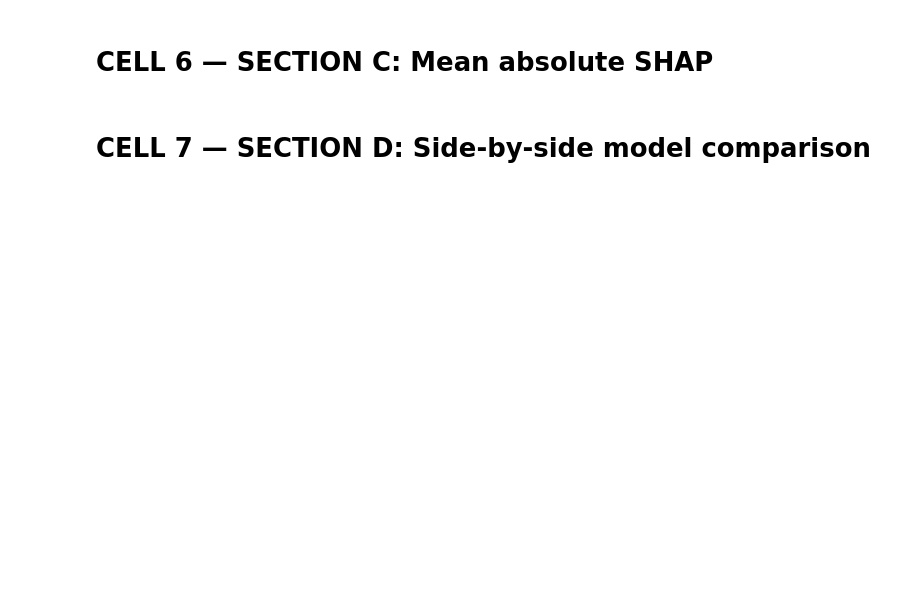
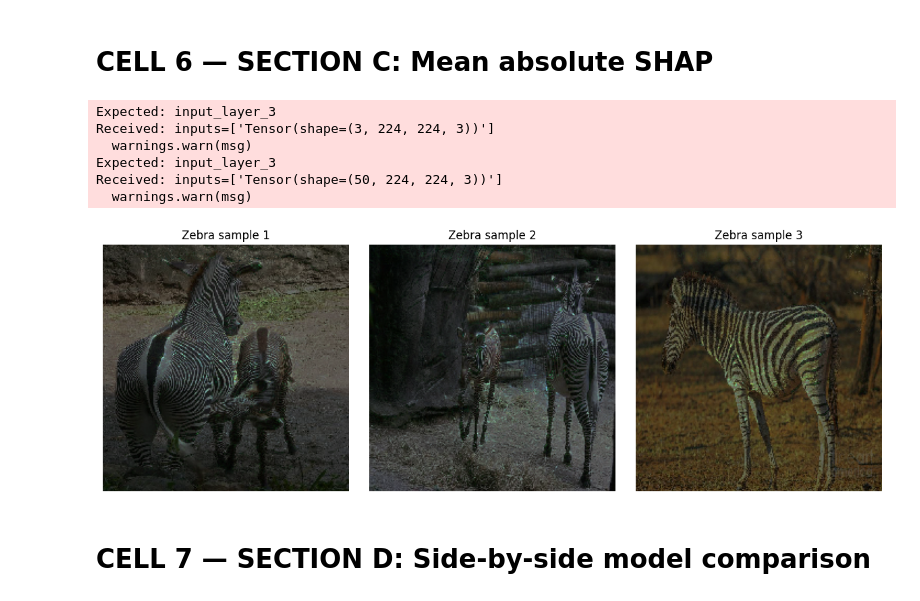
Before and after one commit to JCNEE/E-Commerce-Image-Classification, a Jupyter notebook: notebooks/SHAP_analysis.ipynb, the cells around one changed output. Saved outputs shown, nothing was run; the diff lists cells and outputs as text; code cells hidden in the pictures; blank space fills up the shorter version.

```diff
--- a/notebooks/SHAP_analysis.ipynb
+++ b/notebooks/SHAP_analysis.ipynb
@@ -84,6 +120,10 @@ for model_name, model_path in MODELS.items():
 # %% [markdown]
 # CELL 5 — SECTION B: Correct vs incorrect predictions
 # %%
+# Cell 5 — SHAP analysis for correct vs incorrect predictions
+import matplotlib.pyplot as plt
+import tensorflow as tf
+
 N_CORRECT   = 3   # examples to show from correctly classified
 N_INCORRECT = 3   # examples to show from incorrectly classified
 
@@ -128,14 +168,14 @@ for model_name, model_path in MODELS.items():
             plt.imshow(img)
             plt.imshow(shap_map, cmap="inferno", alpha=0.6)
             plt.axis("off")
-            plt.title(f"{model_name} — Correct (True {y_test_all[correct_idx[i]]})", color="green")
-            out = f"artifacts/shap_{model_name}_correct{i+1}.png"
+            plt.title(f"{model_name} — Correct (True {classes[y_test_all[correct_idx[i]]]})", color="green")
+            out = os.path.join(ARTIFACTS_DIR, f"shap_{model_name}_correct{i+1}.png")
             plt.savefig(out, dpi=150, bbox_inches="tight")
             plt.close()
             print(f"  [B] Saved: {out}")
 
     # Plot incorrect predictions
-    if w_shap is not None:
+    if w_shap is not None and len(w_imgs):
         w_shap = w_shap / np.max(np.abs(w_shap))  # normalize
         for i, img in enumerate(w_imgs):
             shap_map = np.mean(np.abs(w_shap[i]), axis=-1)
@@ -144,10 +184,10 @@ for model_name, model_path in MODELS.items():
             plt.imshow(shap_map, cmap="inferno", alpha=0.6)
             plt.axis("off")
             plt.title(
-                f"{model_name} — Incorrect (Pred {preds[incorrect_idx[i]]}, True {y_test_all[incorrect_idx[i]]})",
+                f"{model_name} — Incorrect (Pred {classes[preds[incorrect_idx[i]]]}, True {classes[y_test_all[incorrect_idx[i]]]})",
                 color="red"
             )
-            out = f"artifacts/shap_{model_name}_incorrect{i+1}.png"
+            out = os.path.join(ARTIFACTS_DIR, f"shap_{model_name}_incorrect{i+1}.png")
             plt.savefig(out, dpi=150, bbox_inches="tight")
             plt.close()
             print(f"  [B] Saved: {out}")
@@ -160,9 +239,39 @@ for model_name, model_path in MODELS.items():
 # %% [markdown]
 # CELL 6 — SECTION C: Mean absolute SHAP
 # %%
-im = axes[0].imshow(mean_shap, cmap="inferno")
-axes[1].imshow(avg_img)
-axes[1].imshow(mean_shap, cmap="inferno", alpha=0.5)
+# Cell 6 — Grid of SHAP overlays for a specific class (example: zebras)
+
+import matplotlib.pyplot as plt
+import numpy as np
+
+# Select a few zebra samples from the test set
+zebra_idx = np.where(y_test_all == classes.index("zebra"))[0][:3]
+zebra_imgs = X_test_all[zebra_idx]
+
+# Compute SHAP values for those zebra samples
+zebra_shap = run_shap_cnn(model, background, zebra_imgs)
+
+# Plot each zebra image with its SHAP overlay
+fig, axes = plt.subplots(1, len(zebra_imgs), figsize=(12, 4))
+
+for i, ax in enumerate(axes):
+    shap_map = np.mean(np.abs(zebra_shap[i]), axis=-1)   # collapse RGB channels
+    shap_map /= np.max(shap_map)                         # normalize for visibility
+    ax.imshow(zebra_imgs[i])
+    ax.imshow(shap_map, cmap="inferno", alpha=0.6)
+    ax.axis("off")
+    ax.set_title(f"Zebra sample {i+1}")
+
+plt.tight_layout()
+plt.show()
+# %% [output]
+Expected: input_layer_3
+Received: inputs=['Tensor(shape=(3, 224, 224, 3))']
+  warnings.warn(msg)
+Expected: input_layer_3
+Received: inputs=['Tensor(shape=(50, 224, 224, 3))']
+  warnings.warn(msg)
+[figure, added]
 # %% [markdown]
 # CELL 7 — SECTION D: Side‑by‑side model comparison
 # %%
```
Also changed, not shown: parts of 8 cells of this notebook.
